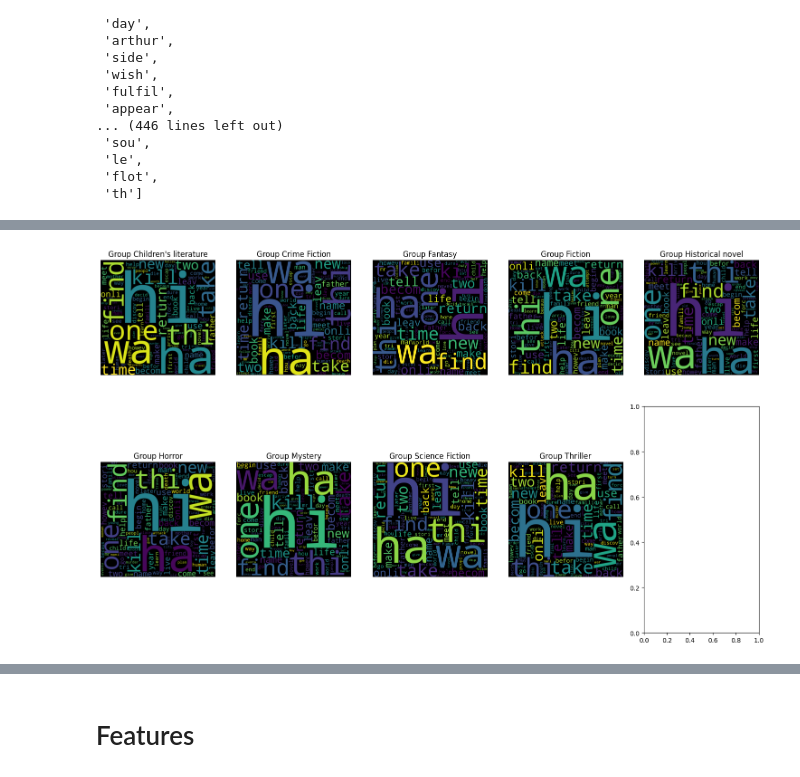
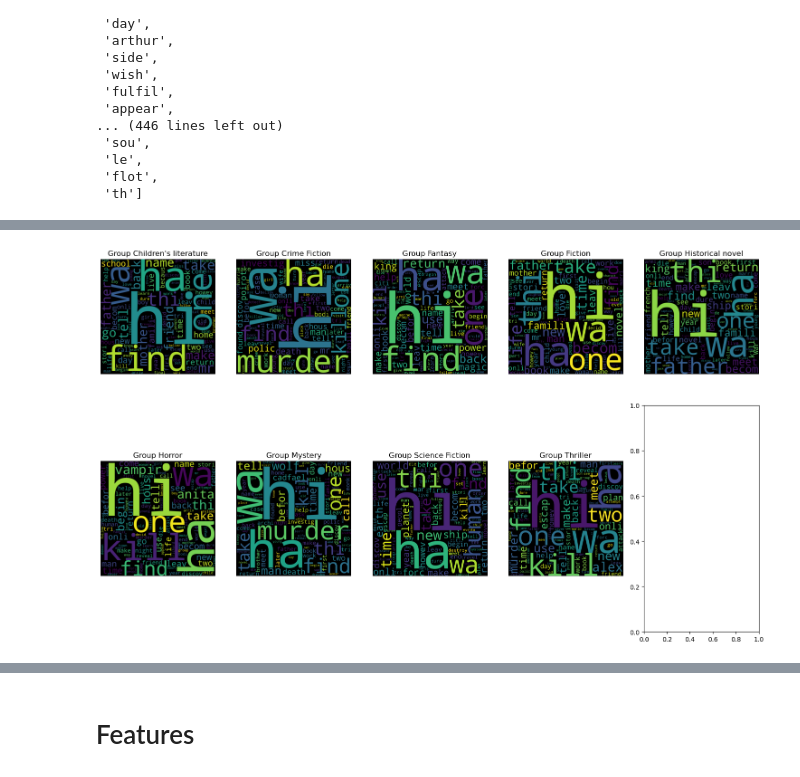
Before and after one commit to Lawrence4U/BookGenreDetector, a Jupyter notebook: src/bookGenreDetector.ipynb, the cells around one changed output, grey strips where cells are left out. Drawn from its saved outputs; the diff is of its cells as text; code cells hidden in the pictures.

```diff
--- a/src/bookGenreDetector.ipynb
+++ b/src/bookGenreDetector.ipynb
@@ -260,19 +258,19 @@ plts = data_cc.groupby('genre').apply(lambda x: plot_most_frequent_words(' '.joi
 # %%
 fig, axes = plt.subplots(2, 5, figsize=(15, 10))
 
 for (genre,grp),ax in zip(data_cc.groupby('genre'),axes.flatten()):
     wc = wordcloud.WordCloud(
         width=1000,
         height=1000,
         max_words=100,
         collocations=False
-    ).generate(text=(' '.join(data_cc.summary)))
+    ).generate(text=(' '.join(grp.summary)))
     ax.imshow(wc)
     ax.set_title(f'Group {genre}')
     ax.axis("off");
 
 # Adjust layout
 plt.tight_layout()
 plt.show()
 # %% [output]
-[figure, old version]
+[figure, new version]
```
Also changed, not shown: parts of 23 cells of this notebook, 19 other files.
